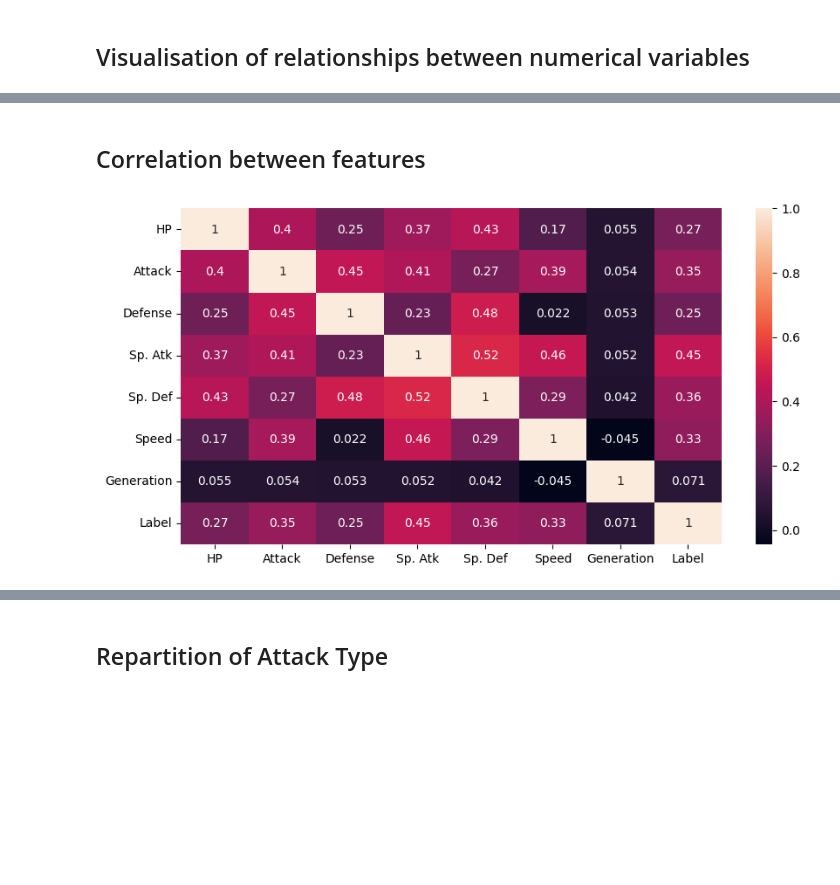
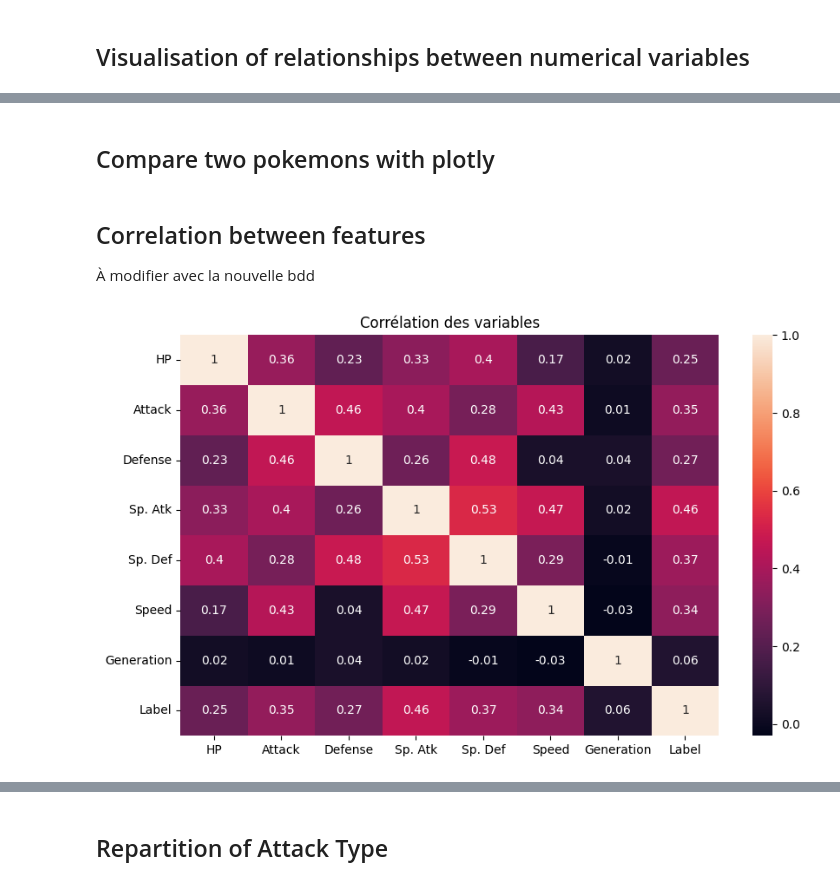
Before and after one commit to kenzabenjelloun/pokemon-challenge, a Jupyter notebook: pokemon-challenge.ipynb, the cells around one changed output, grey strips where cells are left out. Drawn from its saved outputs; the diff is of its cells as text; code cells hidden in the pictures; blank space fills up the shorter version.

```diff
--- a/pokemon-challenge.ipynb
+++ b/pokemon-challenge.ipynb
@@ -190,0 +212,2 @@ plt.show()
+# %% [markdown]
+## Compare two pokemons with plotly
@@ -191,10 +258,14 @@ plt.show()
 # %% [markdown]
 ## Correlation between features
+À modifier avec la nouvelle bdd
 # %%
 num_cols = df_tot.select_dtypes(include='number').columns.tolist()
-corr_matrix = df_tot[num_cols].corr(method='pearson')
-plt.figure(figsize=(10,5))
+corr_matrix = df_tot[num_cols].corr(method='pearson').round(2)
+
+plt.figure(figsize=(10,6))
+plt.title('Corrélation des variables')
+
 sns.heatmap(corr_matrix, annot=True, xticklabels=corr_matrix.columns, yticklabels=corr_matrix.columns)
 plt.show()
 # %% [output]
-[figure, old version]
+[figure, new version]
```
Also changed, not shown: parts of 31 cells of this notebook.
